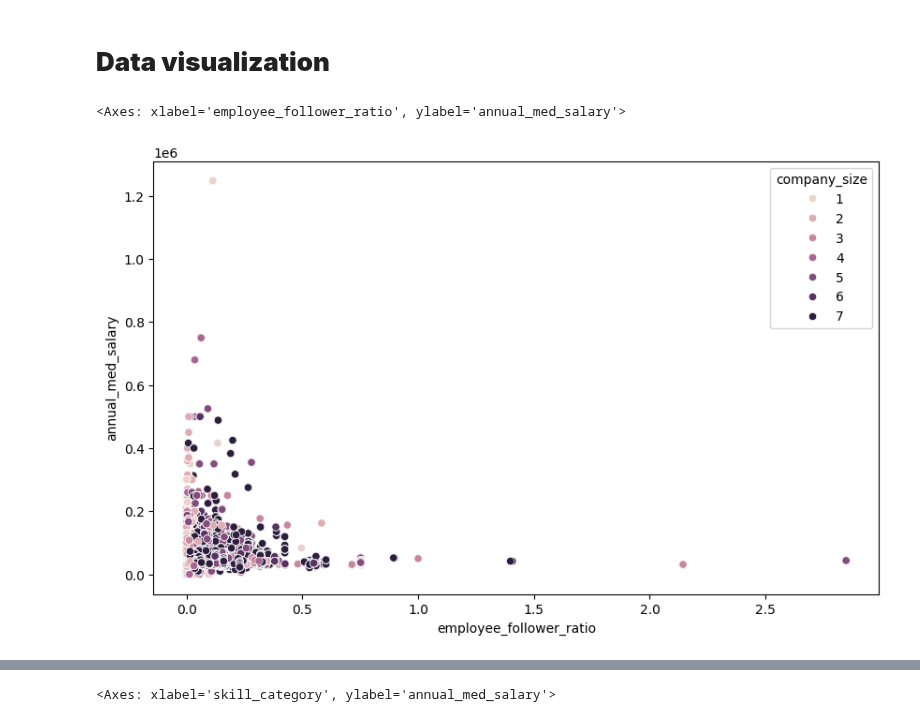
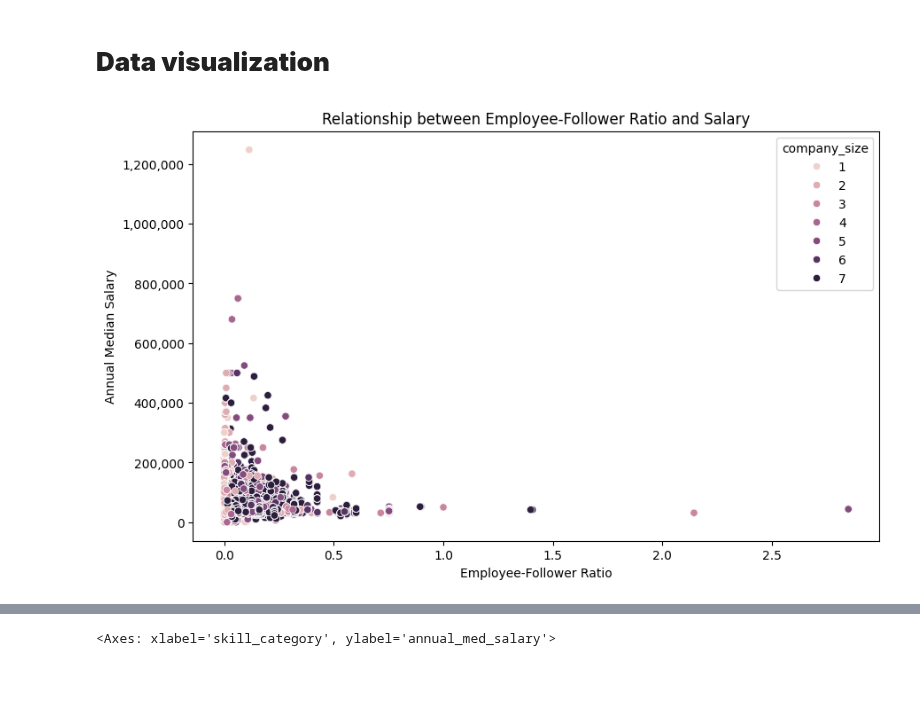
Before and after one commit to Koi4595/Group_10_FA_2024, a Jupyter notebook: SI_618_Project_Part1.ipynb, the cells around one changed output, grey strips where cells are left out. Saved outputs shown, nothing was run; the diff lists cells and outputs as text; code cells hidden in the pictures; blank space fills up the shorter version.

Commit message:
Update visualization.

```diff
--- a/SI_618_Project_Part1.ipynb
+++ b/SI_618_Project_Part1.ipynb
@@ -342,8 +343,14 @@ job_company_pair.to_csv('./Projectdata/job_company_pair.csv', index=False)
 # %%
 # 1. Relationship between follower_employee_ratio and salary
 # Create a scatter plot to show the relationship between follower_employee_ratio and salary with different company sizes
 plt.figure(figsize=(10, 6))
-sns.scatterplot(data=df, x='employee_follower_ratio', y='annual_med_salary', hue='company_size')
+ax = sns.scatterplot(data=df, x='employee_follower_ratio', y='annual_med_salary', hue='company_size')
+
+# Set the title and labels to not showing scientific notation
+ax.yaxis.set_major_formatter(mticker.FuncFormatter(lambda x, _: f'{int(x):,}'))
+ax.set_title('Relationship between Employee-Follower Ratio and Salary')
+ax.set_xlabel('Employee-Follower Ratio')
+ax.set_ylabel('Annual Median Salary')
+plt.show()
 # %% [output]
-<Axes: xlabel='employee_follower_ratio', ylabel='annual_med_salary'>
-[figure, old version]
+[figure, new version]
```
Also changed, not shown: parts of 4 cells of this notebook.
